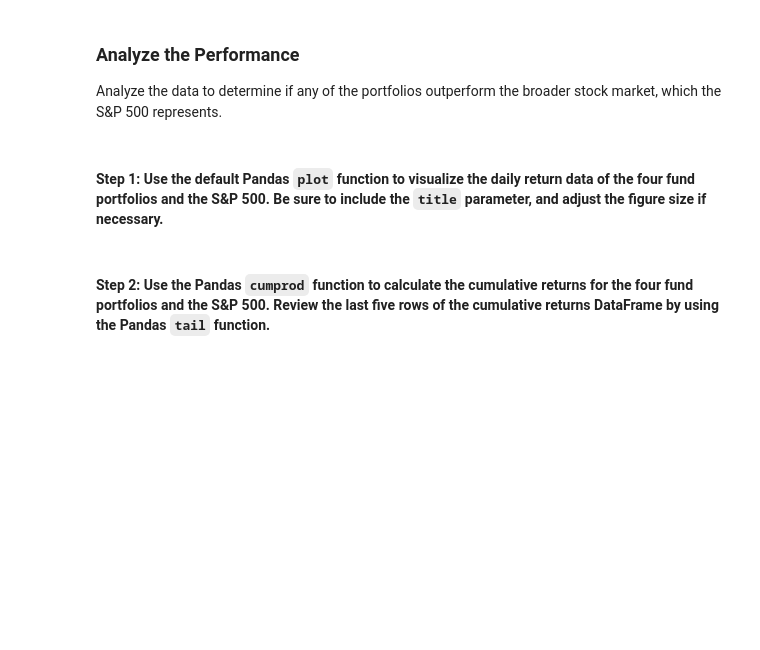
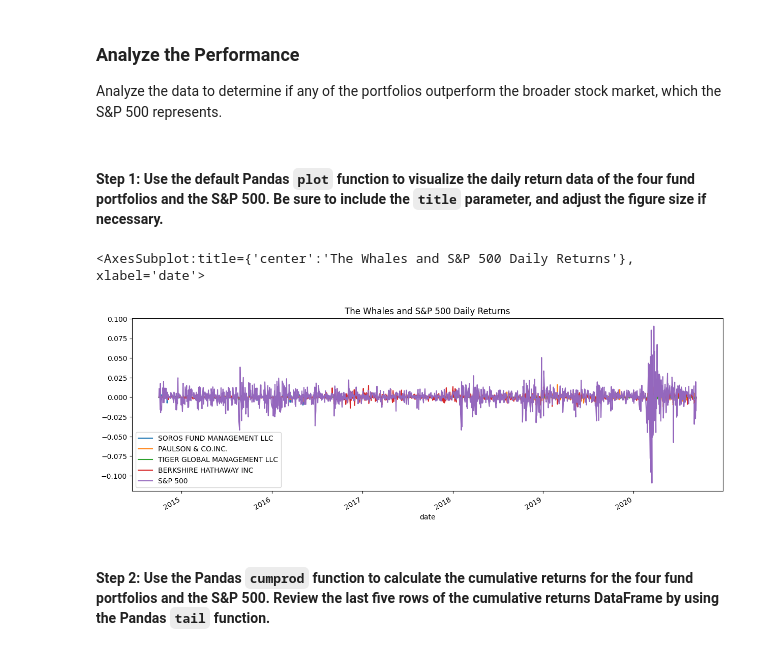
Before and after one commit to Abillu/ChallengeM4_Upload, a Jupyter notebook: risk_return_analysis.ipynb, the cells around one changed output. Drawn from its saved outputs; the diff is of its cells as text; code cells hidden in the pictures; blank space fills up the shorter version.

```diff
--- a/risk_return_analysis.ipynb
+++ b/risk_return_analysis.ipynb
@@ -109,13 +110,13 @@ from pathlib import Path
 #### Step 2: Use the `read_csv` function and the `Path` module to read the `whale_navs.csv` file into a Pandas DataFrame. Be sure to create a `DateTimeIndex`. Review the first five rows of the DataFrame by using the `head` function.
 # %%
 # Import the data by reading in the CSV file and setting the DatetimeIndex
-whale_df = pd.read_csv(
+whale_sxp_df = pd.read_csv(
     Path("./Resources/whale_navs.csv"),
     index_col="date",
     parse_dates=True,
     infer_datetime_format=True)
 # Review the first 5 rows of the DataFrame
-whale_df.head()
+whale_sxp_df.head()
 # %% [output]
 |  | SOROS FUND MANAGEMENT LLC | PAULSON & CO.INC. | TIGER GLOBAL MANAGEMENT LLC | BERKSHIRE HATHAWAY INC | S&P 500 |
 | date |  |  |  |  |  |
@@ -130,7 +131,7 @@ whale_df.head()
 # Prepare for the analysis by converting the dataframe of NAVs and prices to daily returns
 # Drop any rows with all missing values
 # Review the first five rows of the daily returns DataFrame.
-daily_returns = whale_df.pct_change().dropna()
+daily_returns = whale_sxp_df.pct_change().dropna()
 
 daily_returns.head()
 # %% [output]
@@ -156,7 +157,10 @@ Analyze the data to determine if any of the portfolios outperform the broader st
 # %%
 # Plot the daily return data of the 4 funds and the S&P 500
 # Inclue a title parameter and adjust the figure size
-# YOUR CODE HERE
+daily_returns.plot(figsize=(15,5), title="The Whales and S&P 500 Daily Returns")
+# %% [output]
+<AxesSubplot:title={'center':'The Whales and S&P 500 Daily Returns'}, xlabel='date'>
+[figure, added]
 # %% [markdown]
 #### Step 2: Use the Pandas `cumprod` function to calculate the cumulative returns for the four fund portfolios and the S&P 500. Review the last five rows of the cumulative returns DataFrame by using the Pandas `tail` function.
 # %%
```
Also changed, not shown: parts of 16 cells of this notebook.
